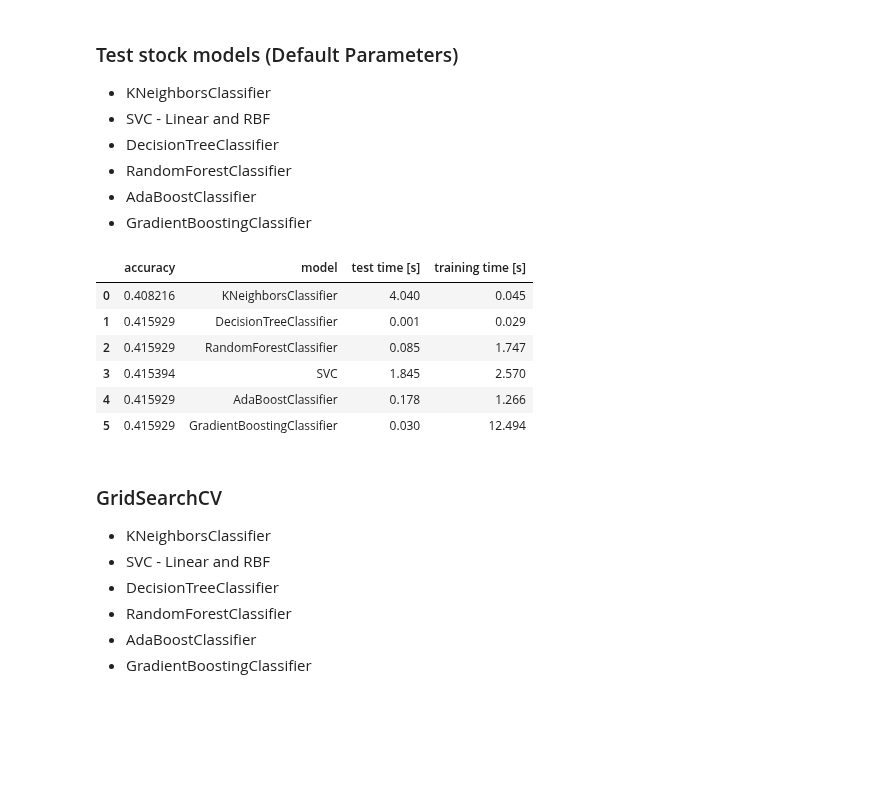
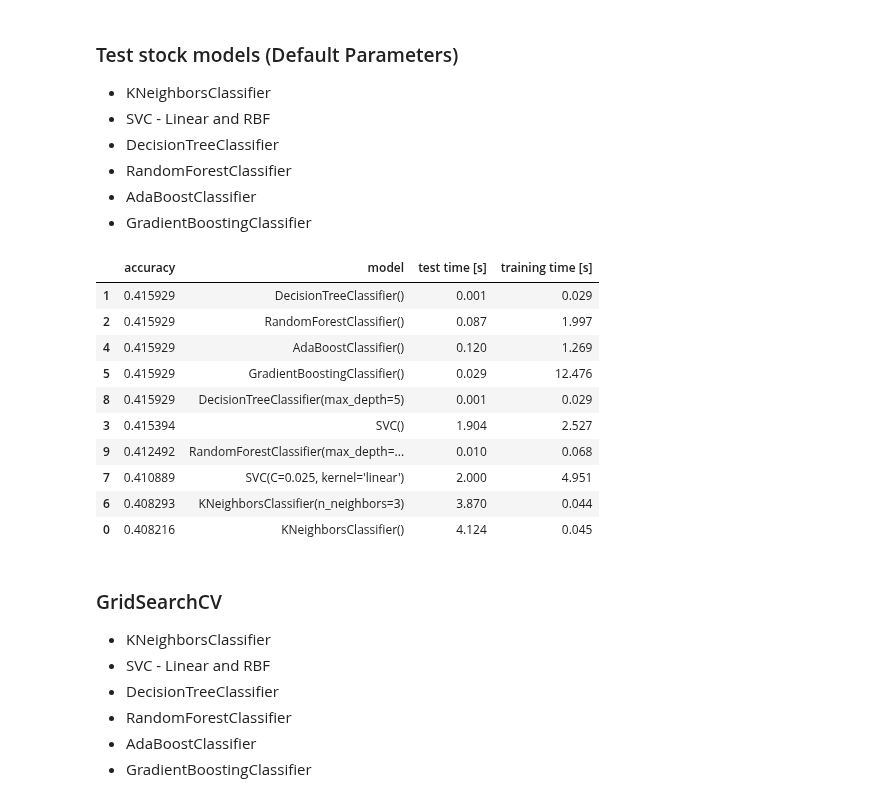
Before and after one commit to andrea-fantini/Predictive_Maintenance_Fanjet, a Jupyter notebook: notebooks/5 - Modeling.ipynb, the cells around one changed output. Drawn from its saved outputs; the diff is of its cells as text; code cells hidden in the pictures; blank space fills up the shorter version.

Commit message:
tested models with simple parameters. it seems that a basic tree performs best, although poorlu overall

```diff
--- a/notebooks/5 - Modeling.ipynb
+++ b/notebooks/5 - Modeling.ipynb
@@ -473,34 +474,43 @@ def try_model(model, X_train, y_train, X_test, y_test):
     train_elapsed = round(middle - start,3)
     test_elapsed = round(end - middle,3)
 
-    summary = {'model': str(model)[:-2],
+    summary = {'model': str(model),
                'training time [s]': train_elapsed,
                'test time [s]': test_elapsed,
                'accuracy': score}
     #print(summary)
     return summary
+# %%
+models_summary = pd.DataFrame()
+models_to_try = [KNeighborsClassifier(),
+                 DecisionTreeClassifier(),
+                 RandomForestClassifier(),
+                 SVC(),
+                 AdaBoostClassifier(),
+                 GradientBoostingClassifier(),
+                 KNeighborsClassifier(3),
+                 SVC(kernel="linear", C=0.025),
+                 DecisionTreeClassifier(max_depth=5),
+                 RandomForestClassifier(max_depth=5, n_estimators=10, max_features=1)
+                ]
 # %%
-models_summary = pd.DataFrame()
-models_to_try = [KNeighborsClassifier(),
-                 DecisionTreeClassifier(),
-                 RandomForestClassifier(),
-                 SVC(),
-                 AdaBoostClassifier(),
-                 GradientBoostingClassifier()]
-
-for m in models_to_try :
+for m in tqdm(models_to_try) :
     res = try_model(m,X_train_scaled, y_train, X_test_scaled, y_test)
     models_summary = models_summary.append(res, ignore_index=True)
-
-models_summary
-# %% [output]
-|  | accuracy | model | test time [s] | training time [s] |
-| 0 | 0.408216 | KNeighborsClassifier | 4.040 | 0.045 |
-| 1 | 0.415929 | DecisionTreeClassifier | 0.001 | 0.029 |
-| 2 | 0.415929 | RandomForestClassifier | 0.085 | 1.747 |
-| 3 | 0.415394 | SVC | 1.845 | 2.570 |
-| 4 | 0.415929 | AdaBoostClassifier | 0.178 | 1.266 |
-| 5 | 0.415929 | GradientBoostingClassifier | 0.030 | 12.494 |
+# %%
+models_summary.sort_values(by=['accuracy'], ascending=False)
+# %% [output]
+|  | accuracy | model | test time [s] | training time [s] |
+| 1 | 0.415929 | DecisionTreeClassifier() | 0.001 | 0.029 |
+| 2 | 0.415929 | RandomForestClassifier() | 0.087 | 1.997 |
+| 4 | 0.415929 | AdaBoostClassifier() | 0.120 | 1.269 |
+| 5 | 0.415929 | GradientBoostingClassifier() | 0.029 | 12.476 |
+| 8 | 0.415929 | DecisionTreeClassifier(max_depth=5) | 0.001 | 0.029 |
+| 3 | 0.415394 | SVC() | 1.904 | 2.527 |
+| 9 | 0.412492 | RandomForestClassifier(max_depth=... | 0.010 | 0.068 |
+| 7 | 0.410889 | SVC(C=0.025, kernel='linear') | 2.000 | 4.951 |
+| 6 | 0.408293 | KNeighborsClassifier(n_neighbors=3) | 3.870 | 0.044 |
+| 0 | 0.408216 | KNeighborsClassifier() | 4.124 | 0.045 |
 # %% [markdown]
 ### GridSearchCV
 - KNeighborsClassifier
```
Also changed, not shown: parts of 1 cell of this notebook.
